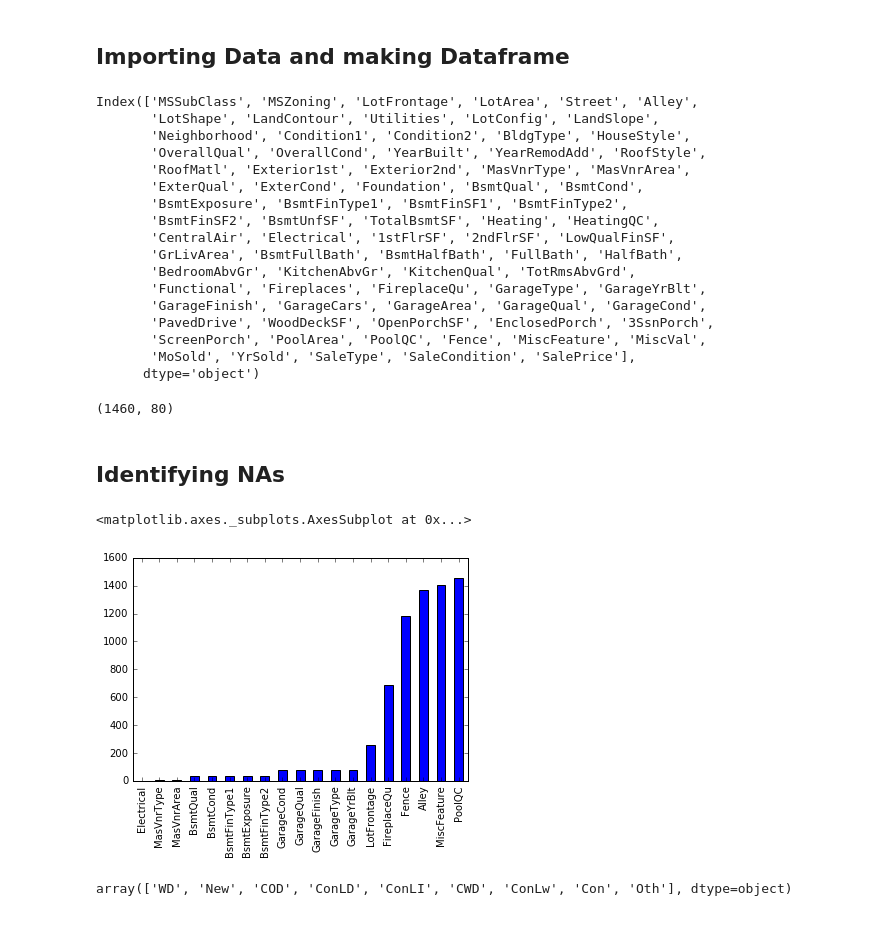
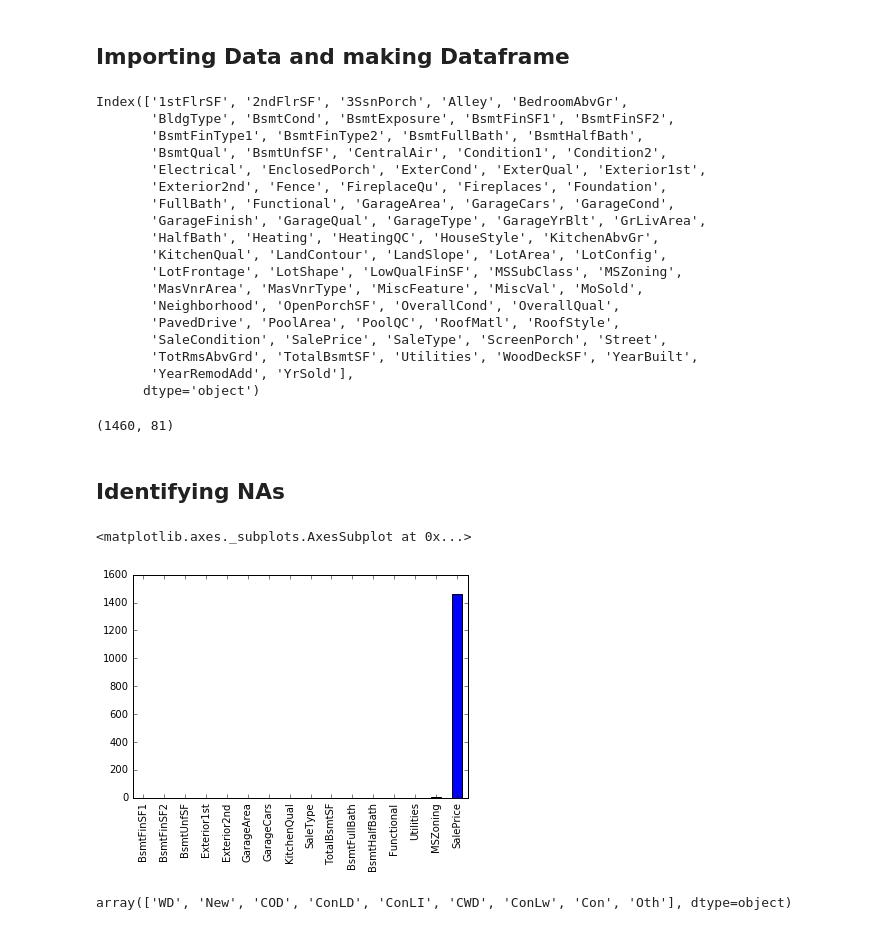
Before and after one commit to brucechyi/DataNerds, a Jupyter notebook: ML_notebook.ipynb, the cells around one changed output. Cells and saved outputs as stored; diff of their text form; code cells hidden in the pictures.

```diff
--- a/ML_notebook.ipynb
+++ b/ML_notebook.ipynb
@@ -14,41 +14,44 @@ train = pd.read_csv('train.csv')
 
 train2 = train.copy()
 
-train2 = train2.drop('Id',axis=1)
+full_df = pd.concat([train, test])
+
+full_df = full_df.drop('Id',axis=1)
 # %%
-print(train2.keys())
+print(full_df.keys())
 train2.shape
 # %% [output]
-Index(['MSSubClass', 'MSZoning', 'LotFrontage', 'LotArea', 'Street', 'Alley',
-       'LotShape', 'LandContour', 'Utilities', 'LotConfig', 'LandSlope',
-       'Neighborhood', 'Condition1', 'Condition2', 'BldgType', 'HouseStyle',
-       'OverallQual', 'OverallCond', 'YearBuilt', 'YearRemodAdd', 'RoofStyle',
-       'RoofMatl', 'Exterior1st', 'Exterior2nd', 'MasVnrType', 'MasVnrArea',
-       'ExterQual', 'ExterCond', 'Foundation', 'BsmtQual', 'BsmtCond',
-       'BsmtExposure', 'BsmtFinType1', 'BsmtFinSF1', 'BsmtFinType2',
-       'BsmtFinSF2', 'BsmtUnfSF', 'TotalBsmtSF', 'Heating', 'HeatingQC',
-       'CentralAir', 'Electrical', '1stFlrSF', '2ndFlrSF', 'LowQualFinSF',
-       'GrLivArea', 'BsmtFullBath', 'BsmtHalfBath', 'FullBath', 'HalfBath',
-       'BedroomAbvGr', 'KitchenAbvGr', 'KitchenQual', 'TotRmsAbvGrd',
-       'Functional', 'Fireplaces', 'FireplaceQu', 'GarageType', 'GarageYrBlt',
-       'GarageFinish', 'GarageCars', 'GarageArea', 'GarageQual', 'GarageCond',
-       'PavedDrive', 'WoodDeckSF', 'OpenPorchSF', 'EnclosedPorch', '3SsnPorch',
-       'ScreenPorch', 'PoolArea', 'PoolQC', 'Fence', 'MiscFeature', 'MiscVal',
-       'MoSold', 'YrSold', 'SaleType', 'SaleCondition', 'SalePrice'],
+Index(['1stFlrSF', '2ndFlrSF', '3SsnPorch', 'Alley', 'BedroomAbvGr',
+       'BldgType', 'BsmtCond', 'BsmtExposure', 'BsmtFinSF1', 'BsmtFinSF2',
+       'BsmtFinType1', 'BsmtFinType2', 'BsmtFullBath', 'BsmtHalfBath',
+       'BsmtQual', 'BsmtUnfSF', 'CentralAir', 'Condition1', 'Condition2',
+       'Electrical', 'EnclosedPorch', 'ExterCond', 'ExterQual', 'Exterior1st',
+       'Exterior2nd', 'Fence', 'FireplaceQu', 'Fireplaces', 'Foundation',
+       'FullBath', 'Functional', 'GarageArea', 'GarageCars', 'GarageCond',
+       'GarageFinish', 'GarageQual', 'GarageType', 'GarageYrBlt', 'GrLivArea',
+       'HalfBath', 'Heating', 'HeatingQC', 'HouseStyle', 'KitchenAbvGr',
+       'KitchenQual', 'LandContour', 'LandSlope', 'LotArea', 'LotConfig',
+       'LotFrontage', 'LotShape', 'LowQualFinSF', 'MSSubClass', 'MSZoning',
+       'MasVnrArea', 'MasVnrType', 'MiscFeature', 'MiscVal', 'MoSold',
+       'Neighborhood', 'OpenPorchSF', 'OverallCond', 'OverallQual',
+       'PavedDrive', 'PoolArea', 'PoolQC', 'RoofMatl', 'RoofStyle',
+       'SaleCondition', 'SalePrice', 'SaleType', 'ScreenPorch', 'Street',
+       'TotRmsAbvGrd', 'TotalBsmtSF', 'Utilities', 'WoodDeckSF', 'YearBuilt',
+       'YearRemodAdd', 'YrSold'],
       dtype='object')
-(1460, 80)
+(1460, 81)
 # %% [markdown]
 ## Identifying NAs
 # %%
 %matplotlib inline
 
-missing = train2.isnull().sum()
+missing = full_df.isnull().sum()
 missing = missing[missing > 0]
 missing.sort_values(inplace=True)
 missing.plot.bar()
 # %% [output]
 <matplotlib.axes._subplots.AxesSubplot at 0x...>
-[figure, old version]
+[figure, new version]
 # %%
 train2["SaleType"].unique()
 # %% [output]
```
Also changed, not shown: parts of 19 cells of this notebook.
